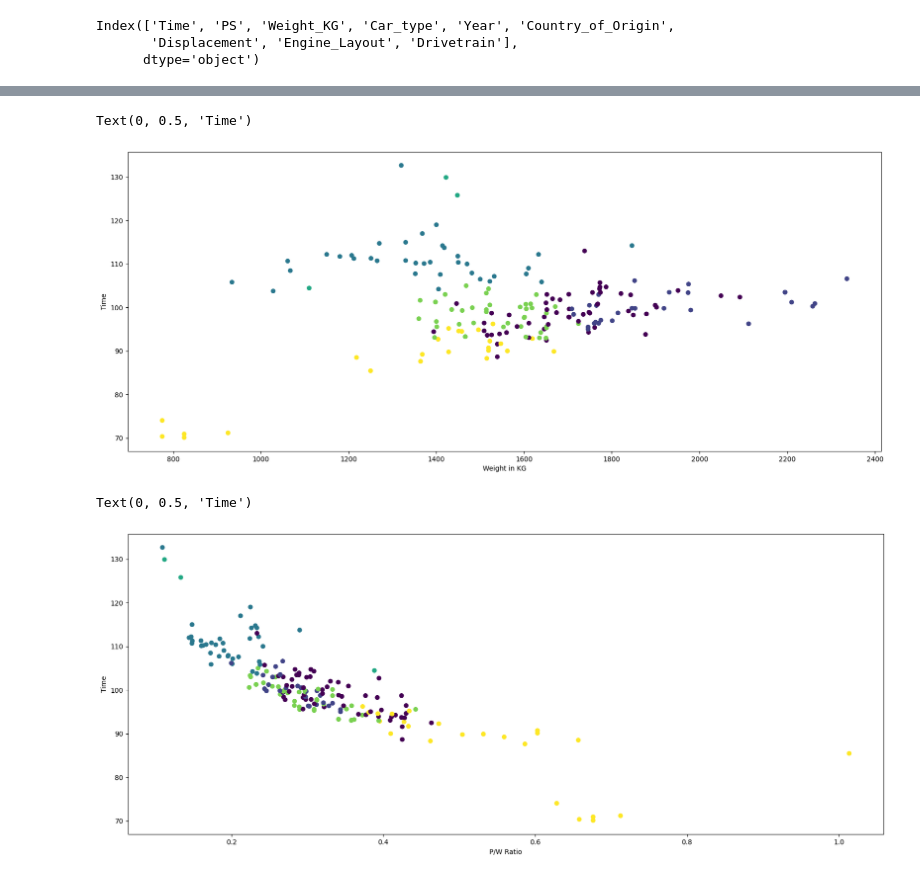
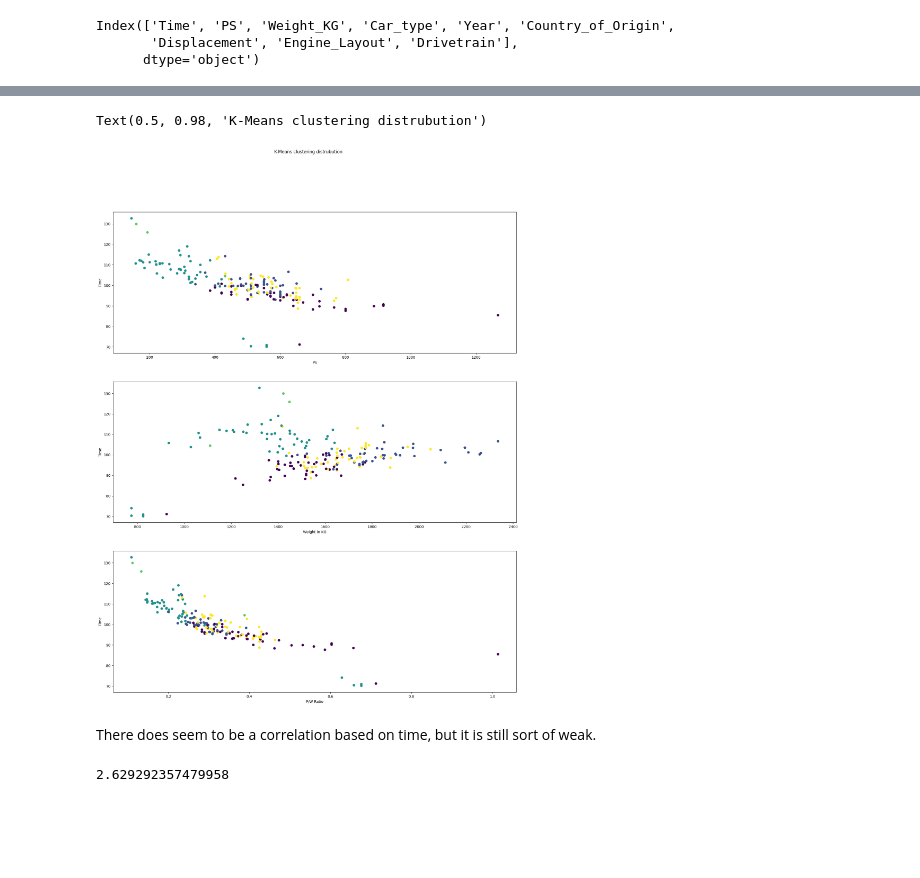
Before and after one commit to RJMNillo/LagunaSecaLapTimes, a Jupyter notebook: CreatingClusters.ipynb, the cells around one changed output, grey strips where cells are left out. Saved outputs shown, nothing was run; the diff lists cells and outputs as text; code cells hidden in the pictures; blank space fills up the shorter version.

```diff
--- a/CreatingClusters.ipynb
+++ b/CreatingClusters.ipynb
@@ -195,9 +195,9 @@ We will use n_clusters = 6
 # %%
-kman5 = KMeans(n_clusters=6, max_iter=1000)
+kman5 = KMeans(n_clusters=5, max_iter=1000)
 
 targetdf = pd.DataFrame(kman5.fit_predict(dfx), columns = ["Cluster"])
 
-dfxk = newdf.join(targetdf)
+dfxk = df2.join(targetdf)
 
 dfxk
 # %% [output]
@@ -233,16 +217,29 @@ Text(0, 0.5, 'Time')
-# %%
-plt.figure(figsize = (20,8))
-plt.scatter(x = dfxk["Weight_KG"], y = dfxk["Time"], c = dfxk["Cluster"])
-plt.xlabel("Weight in KG")
-plt.ylabel("Time")
-# %% [output]
-Text(0, 0.5, 'Time')
-[figure, removed]
-# %%
-plt.figure(figsize = (20,8))
-plt.scatter(x = dfxk["PS"]/dfxk["Weight_KG"], y = dfxk["Time"], c = dfxk["Cluster"])
-plt.xlabel("P/W Ratio")
-plt.ylabel("Time")
-# %% [output]
-Text(0, 0.5, 'Time')
-[figure, removed]
+# %%
+fig, (ax1, ax2, ax3) = plt.subplots(3,1,figsize = (20,24))
+# Ax1: Power
+ax1.scatter(x = dfxk["PS"], y = dfxk["Time"], c = dfxk["Cluster"])
+ax1.set_xlabel("PS")
+ax1.set_ylabel("Time")
+# Ax2: Weight
+ax2.scatter(x = dfxk["Weight_KG"], y = dfxk["Time"], c = dfxk["Cluster"])
+ax2.set_xlabel("Weight in KG")
+ax2.set_ylabel("Time")
+# Ax3: PWR to Weight ratio
+ax3.scatter(x = dfxk["PS"]/dfxk["Weight_KG"], y = dfxk["Time"], c = dfxk["Cluster"])
+ax3.set_xlabel("P/W Ratio")
+ax3.set_ylabel("Time")
+
+fig.suptitle("K-Means clustering distrubution")
+# %% [output]
+Text(0.5, 0.98, 'K-Means clustering distrubution')
+[figure, added]
+# %% [markdown]
+There does seem to be a correlation based on time, but it is still sort of weak.
+# %%
+from sklearn.cluster import estimate_bandwidth
+
+bandy = estimate_bandwidth(dfx, random_state = 42)
+
+bandy
+# %% [output]
+2.629292357479958
```
Also changed, not shown: parts of 16 cells of this notebook, 1 other file.
